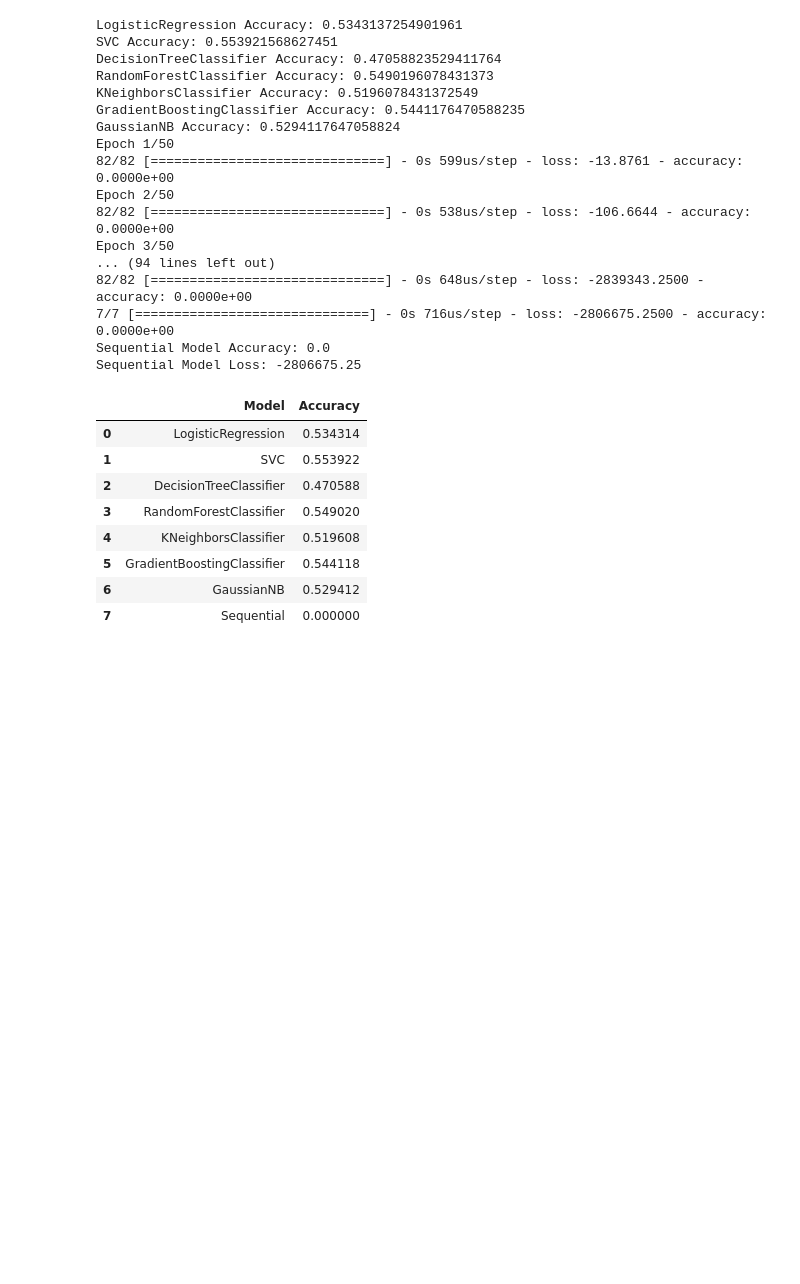
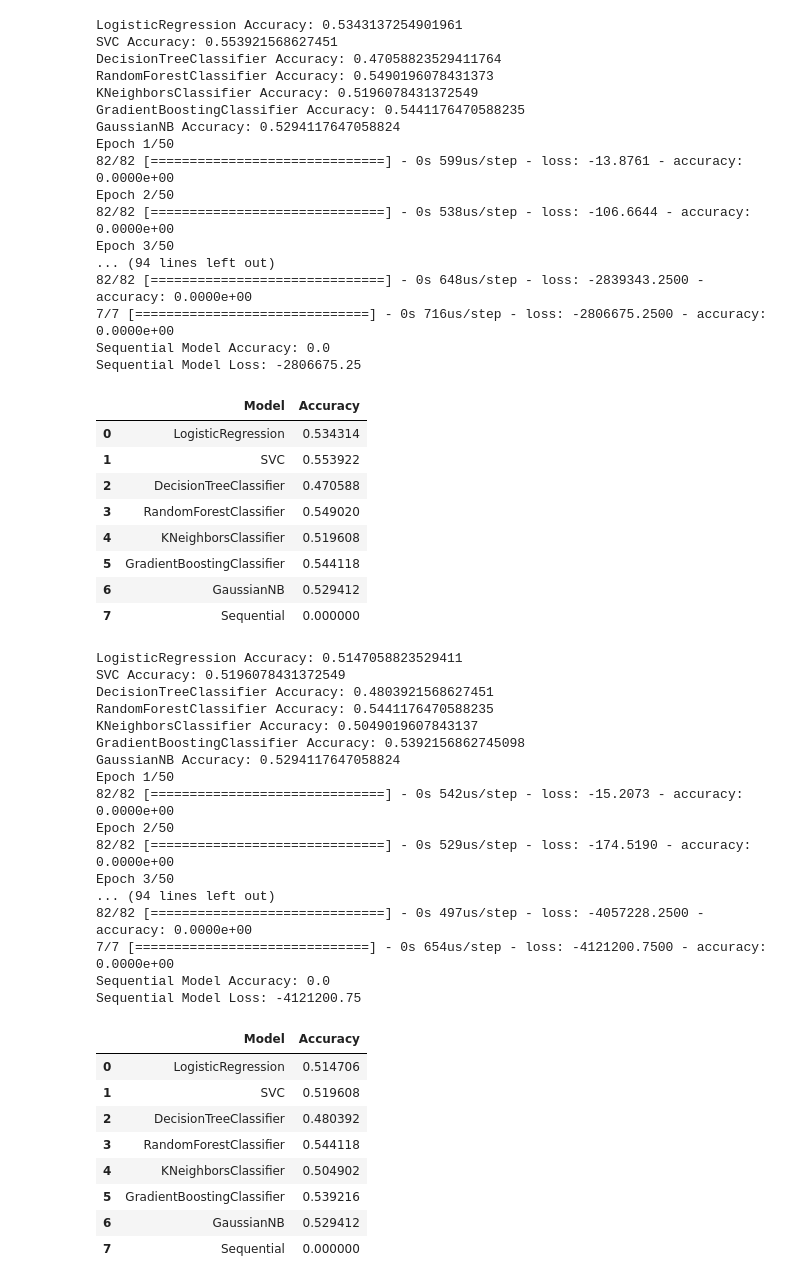
Before and after one commit to MaukanMir/Wine-Classifier, a Jupyter notebook: training.ipynb, the cells around one changed output. Saved outputs shown, nothing was run; the diff lists cells and outputs as text; code cells hidden in the pictures; blank space fills up the shorter version.

Commit message:
Models are still performing poorly despire the min or max scalar

```diff
--- a/training.ipynb
+++ b/training.ipynb
@@ -173,3 +173,40 @@ Sequential Model Loss: -2806675.25
 | 5 | GradientBoostingClassifier | 0.544118 |
 | 6 | GaussianNB | 0.529412 |
 | 7 | Sequential | 0.000000 |
+# %%
+X, y = df.drop("quality", axis=1), df["quality"]
+X_train, X_test, y_train_encoded, y_test_encoded = train_test_split(X, y, test_size=0.2, random_state=42)
+
+scaler = MinMaxScaler()
+
+X_train_scaled, X_test_scaled = scaler.fit_transform(X_train), scaler.transform(X_test)
+
+models = run_all_models(X_train_scaled, X_test_scaled, y_train_encoded, y_test_encoded)
+models
+# %% [output]
+LogisticRegression Accuracy: 0.5147058823529411
+SVC Accuracy: 0.5196078431372549
+DecisionTreeClassifier Accuracy: 0.4803921568627451
+RandomForestClassifier Accuracy: 0.5441176470588235
+KNeighborsClassifier Accuracy: 0.5049019607843137
+GradientBoostingClassifier Accuracy: 0.5392156862745098
+GaussianNB Accuracy: 0.5294117647058824
+Epoch 1/50
+82/82 [==============================] - 0s 542us/step - loss: -15.2073 - accuracy: 0.0000e+00
+Epoch 2/50
+82/82 [==============================] - 0s 529us/step - loss: -174.5190 - accuracy: 0.0000e+00
+Epoch 3/50
+... (94 lines left out)
+82/82 [==============================] - 0s 497us/step - loss: -4057228.2500 - accuracy: 0.0000e+00
+7/7 [==============================] - 0s 654us/step - loss: -4121200.7500 - accuracy: 0.0000e+00
+Sequential Model Accuracy: 0.0
+Sequential Model Loss: -4121200.75
+|  | Model | Accuracy |
+| 0 | LogisticRegression | 0.514706 |
+| 1 | SVC | 0.519608 |
+| 2 | DecisionTreeClassifier | 0.480392 |
+| 3 | RandomForestClassifier | 0.544118 |
+| 4 | KNeighborsClassifier | 0.504902 |
+| 5 | GradientBoostingClassifier | 0.539216 |
+| 6 | GaussianNB | 0.529412 |
+| 7 | Sequential | 0.000000 |
```
